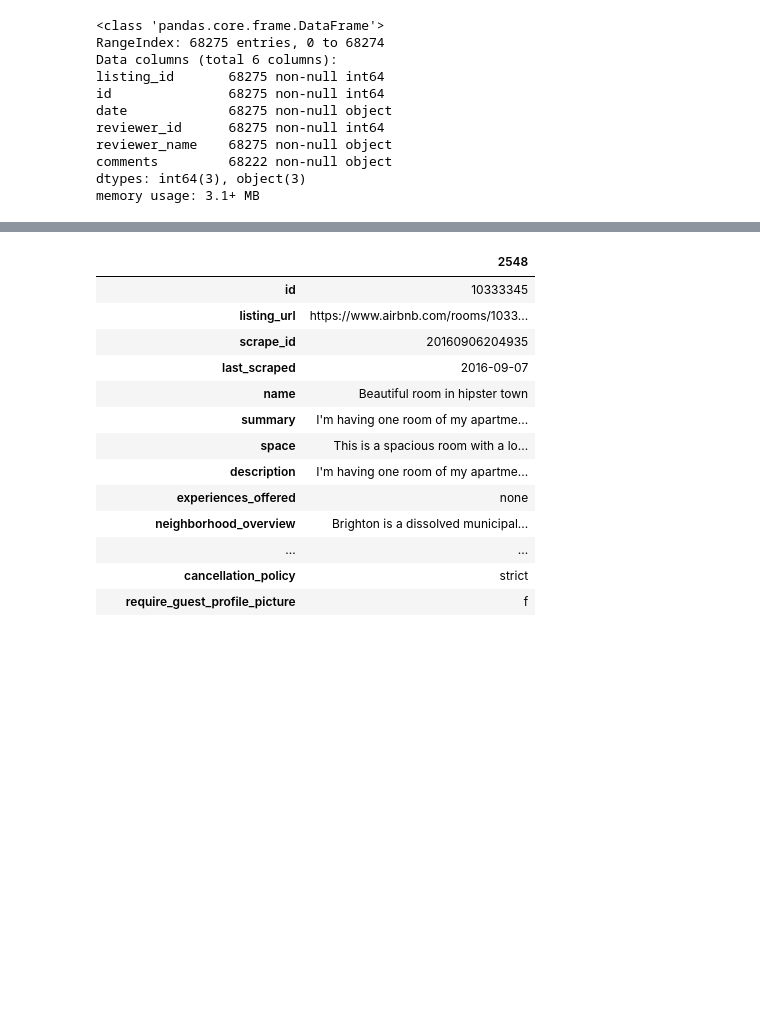
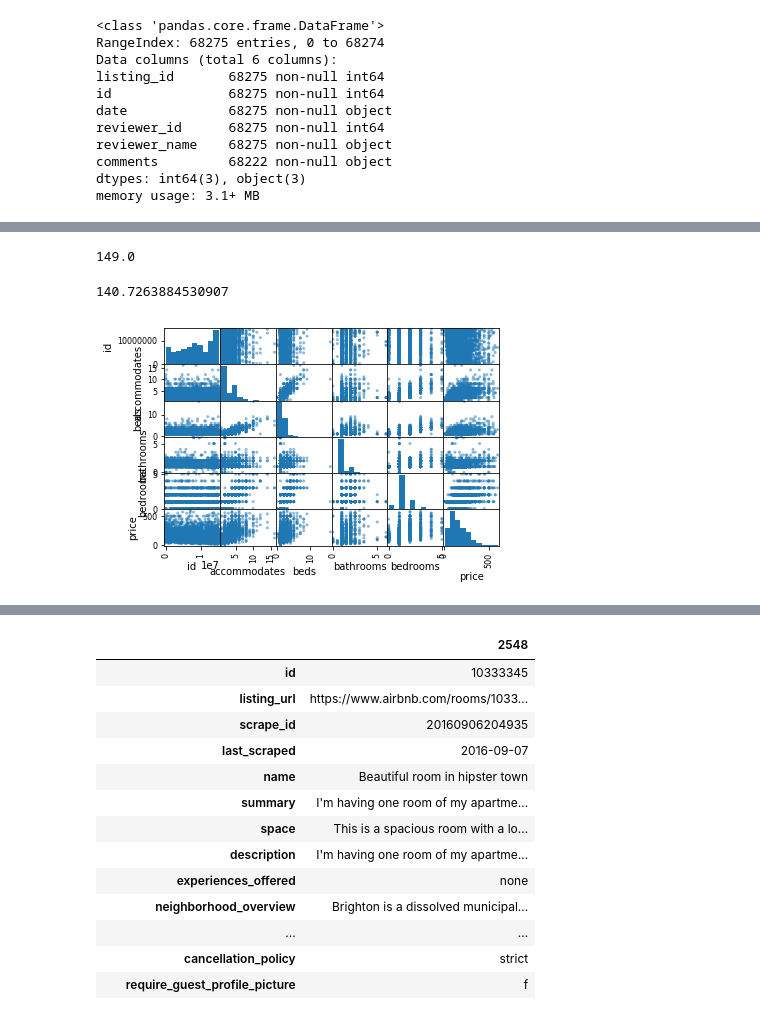
Before and after one commit to ahmedserag2/Airbnb-data-boston-seattle, a Jupyter notebook: boston/boston.ipynb, the cells around one changed output, grey strips where cells are left out. Saved outputs shown, nothing was run; the diff lists cells and outputs as text; code cells hidden in the pictures; blank space fills up the shorter version.

```diff
--- a/boston/boston.ipynb
+++ b/boston/boston.ipynb
@@ -102,0 +119,3 @@ memory usage: 3.1+ MB
+# %%
+listings_df[['price']] = listings_df[['price']].applymap(wrangle_prices)
+listings_df[['price']] = listings_df[['price']].astype(float)
@@ -102,0 +188,4 @@ memory usage: 3.1+ MB
+# %%
+#id,street,neighbourhood,city,state,beds,bathrooms,bedrooms,extra people
+df_price_relation = listings_df[['id','accommodates','beds','bathrooms','bedrooms','price']].query("price < 600")
+df_price_relation.shape[0]
@@ -102,0 +210,17 @@ memory usage: 3.1+ MB
+# %%
+df_price_relation.price.median()
+# %% [output]
+149.0
+# %%
+df_price_relation.query("price < 300").price.mean()
+# %% [output]
+140.7263884530907
+# %%
+#ehre i am replacing the nan values with the median i didnt use the mean because
+#there miht be extreme values in the price
+for col in df_price_relation.columns[df_price_relation.isnull().any()]:
+    df_price_relation[col] = df_price_relation[col].fillna(df_price_relation[col].median())
+# %%
+pd.plotting.scatter_matrix(df_price_relation);
+# %% [output]
+[figure, added]
```
Also changed, not shown: parts of 47 cells of this notebook.
